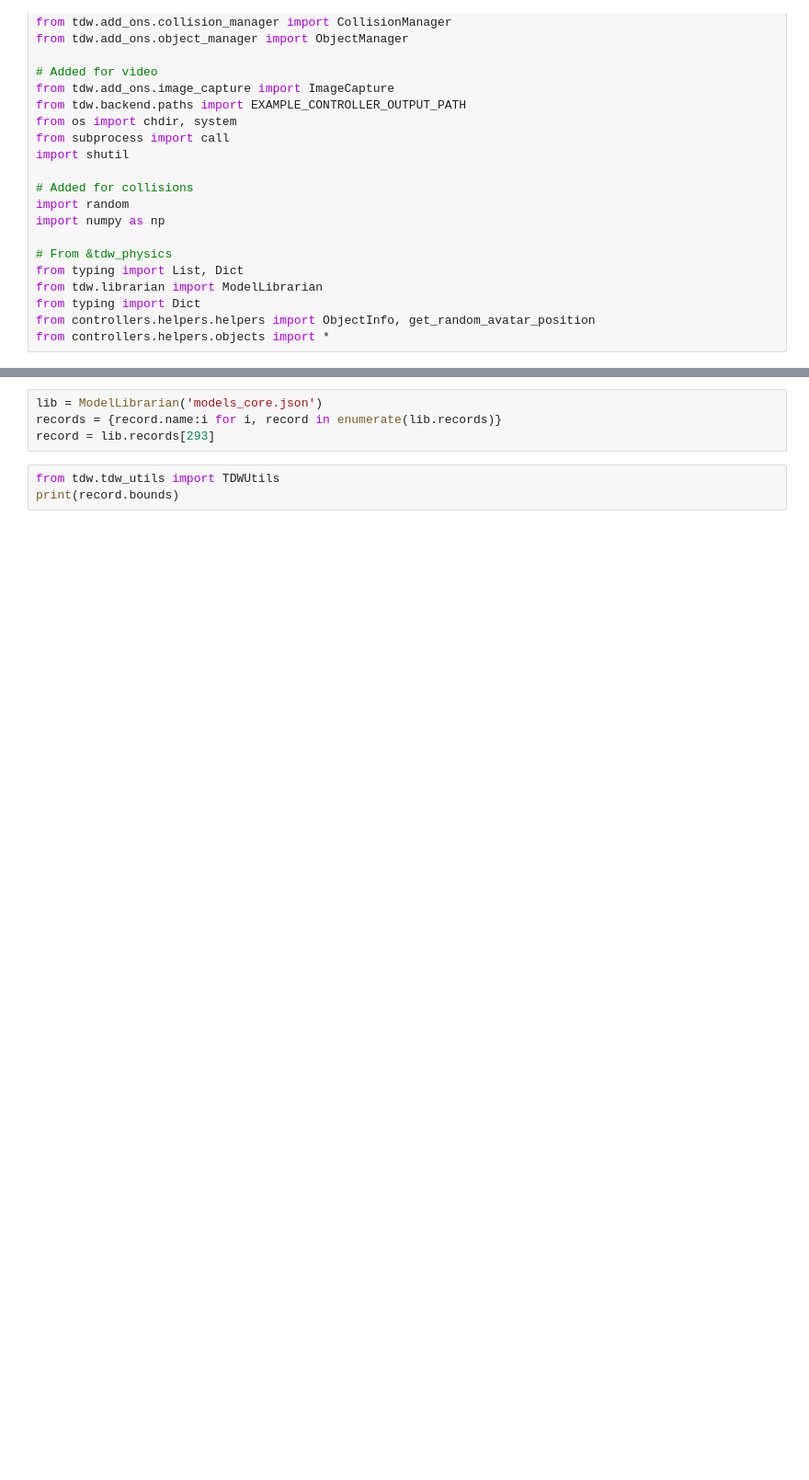
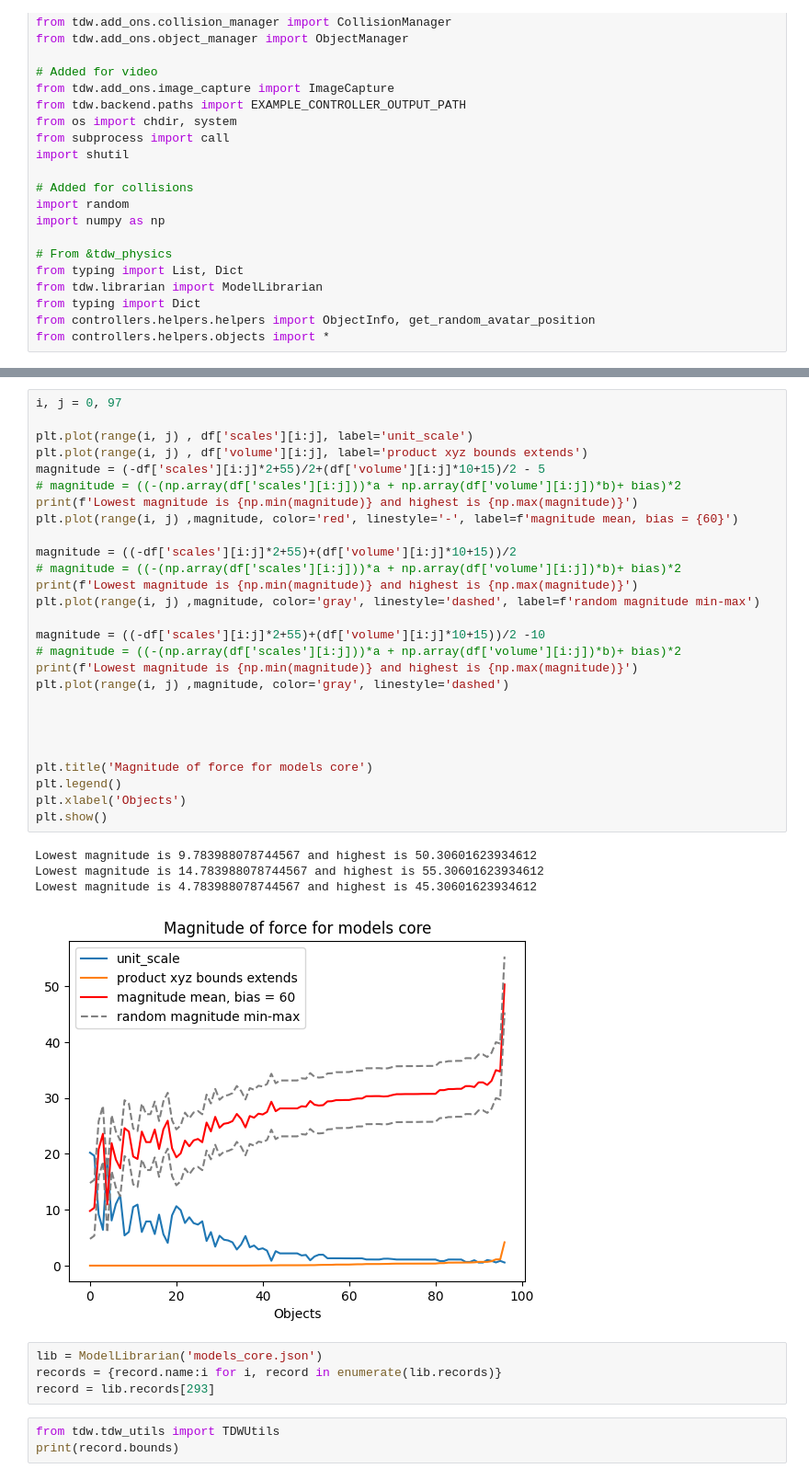
Before and after one commit to readmees/tdw_physics, a Jupyter notebook: quick_runs.ipynb, the cells around one changed output, grey strips where cells are left out. Shown: that part at 92% size. Cells and saved outputs as stored; diff of their text form; blank space fills up the shorter version.

```diff
--- a/quick_runs.ipynb
+++ b/quick_runs.ipynb
@@ -26,3 +87,35 @@ from controllers.helpers.objects import *
+# %%
+i, j = 0, 97
+
+plt.plot(range(i, j) , df['scales'][i:j], label='unit_scale')
+plt.plot(range(i, j) , df['volume'][i:j], label='product xyz bounds extends')
+magnitude = (-df['scales'][i:j]*2+55)/2+(df['volume'][i:j]*10+15)/2 - 5
+# magnitude = ((-(np.array(df['scales'][i:j]))*a + np.array(df['volume'][i:j])*b)+ bias)*2
+print(f'Lowest magnitude is {np.min(magnitude)} and highest is {np.max(magnitude)}')
+plt.plot(range(i, j) ,magnitude, color='red', linestyle='-', label=f'magnitude mean, bias = {60}')
+
+magnitude = ((-df['scales'][i:j]*2+55)+(df['volume'][i:j]*10+15))/2
+# magnitude = ((-(np.array(df['scales'][i:j]))*a + np.array(df['volume'][i:j])*b)+ bias)*2
+print(f'Lowest magnitude is {np.min(magnitude)} and highest is {np.max(magnitude)}')
+plt.plot(range(i, j) ,magnitude, color='gray', linestyle='dashed', label=f'random magnitude min-max')
+
+magnitude = ((-df['scales'][i:j]*2+55)+(df['volume'][i:j]*10+15))/2 -10
+# magnitude = ((-(np.array(df['scales'][i:j]))*a + np.array(df['volume'][i:j])*b)+ bias)*2
+print(f'Lowest magnitude is {np.min(magnitude)} and highest is {np.max(magnitude)}')
+plt.plot(range(i, j) ,magnitude, color='gray', linestyle='dashed')
+
+
+
+
+plt.title('Magnitude of force for models core')
+plt.legend()
+plt.xlabel('Objects')
+plt.show()
+# %% [output]
+Lowest magnitude is 9.783988078744567 and highest is 50.30601623934612
+Lowest magnitude is 14.783988078744567 and highest is 55.30601623934612
+Lowest magnitude is 4.783988078744567 and highest is 45.30601623934612
+[figure, added]
 # %%
 lib = ModelLibrarian('models_core.json')
 records = {record.name:i for i, record in enumerate(lib.records)}
```
Also changed, not shown: parts of 3 cells of this notebook, 3 other files.
